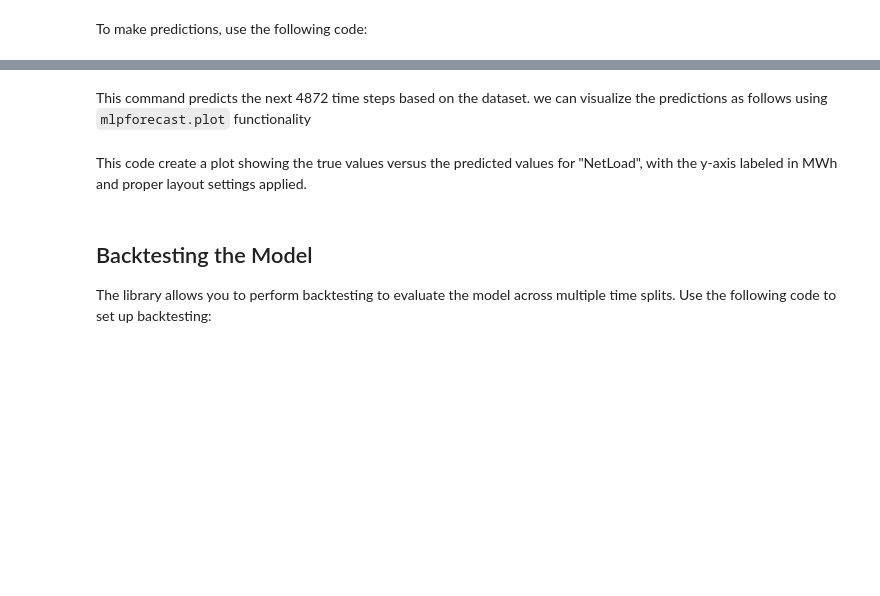
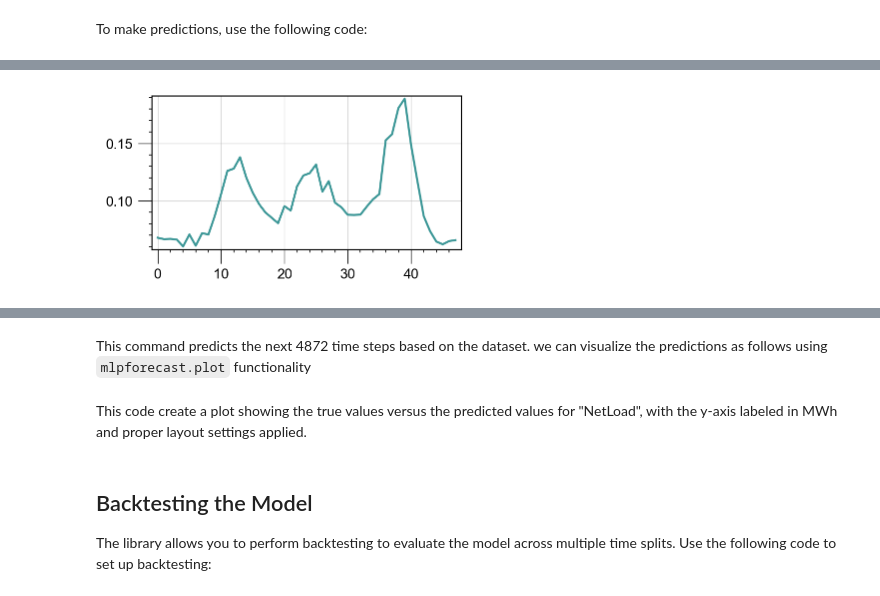
Before and after one commit to sambaiga/mlpforecast, a Jupyter notebook: example/getting_started_quantile.ipynb, the cells around one changed output, grey strips where cells are left out. Saved outputs shown, nothing was run; the diff lists cells and outputs as text; code cells hidden in the pictures; blank space fills up the shorter version.

```diff
--- a/example/getting_started_quantile.ipynb
+++ b/example/getting_started_quantile.ipynb
@@ -218 +217,12 @@ dict_keys(['loc', 'scale', 'pdist'])
+# %%
+fig, ax = plt.subplots(1, 1, figsize=(4, 2))
+#ax.plot(out['q_samples'][-1, :, :, 0].T, 'k-', alpha=0.25)
+ax.plot(out['D'][-10, :, 0])
+#ax.plot(y[-10, :, 0])
+#ax.set_ylim(0, 20)
+#out['q_sample'][0, :, :, 0].shape
+out.keys()
+plt.show()
+# %% [output]
+[figure, added]
 # %%
```
Also changed, not shown: parts of 8 cells of this notebook.
